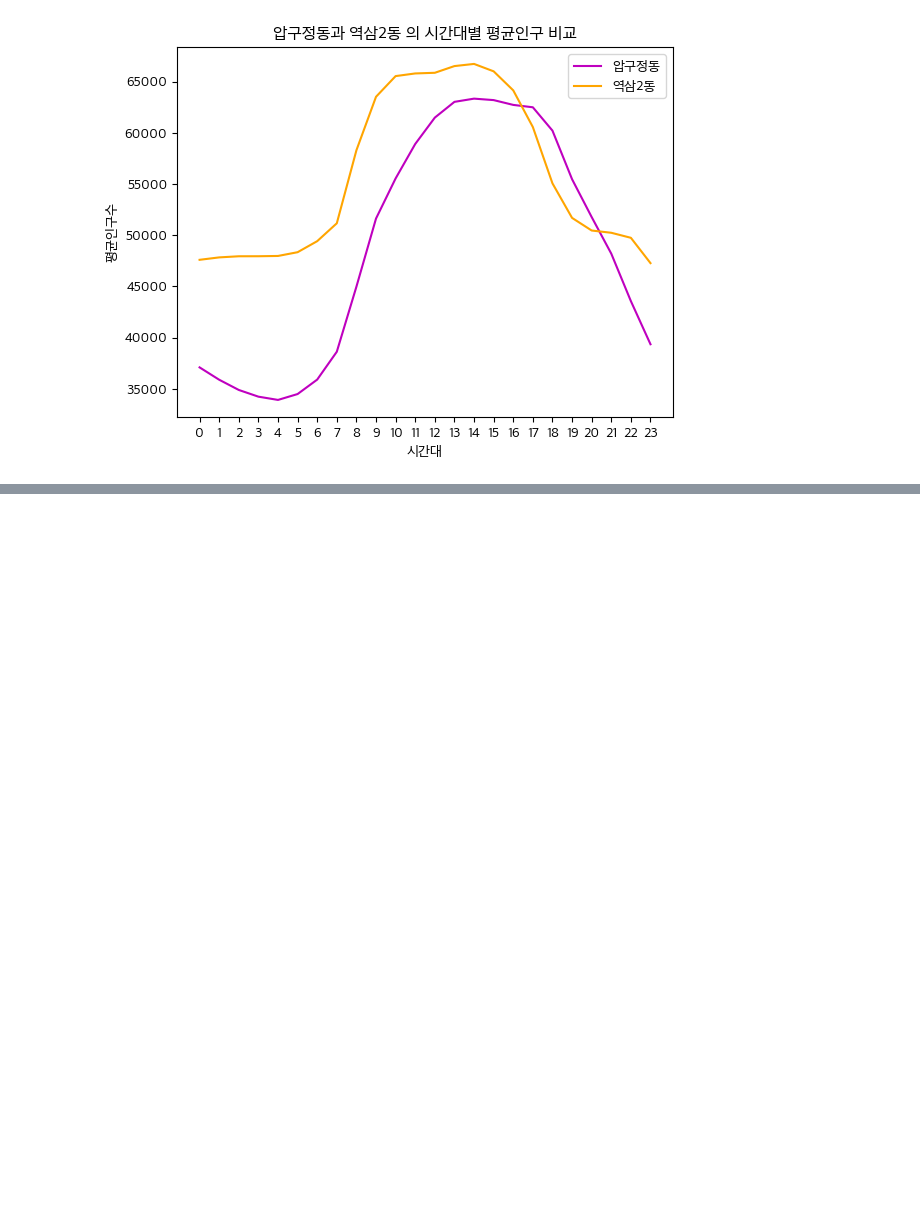
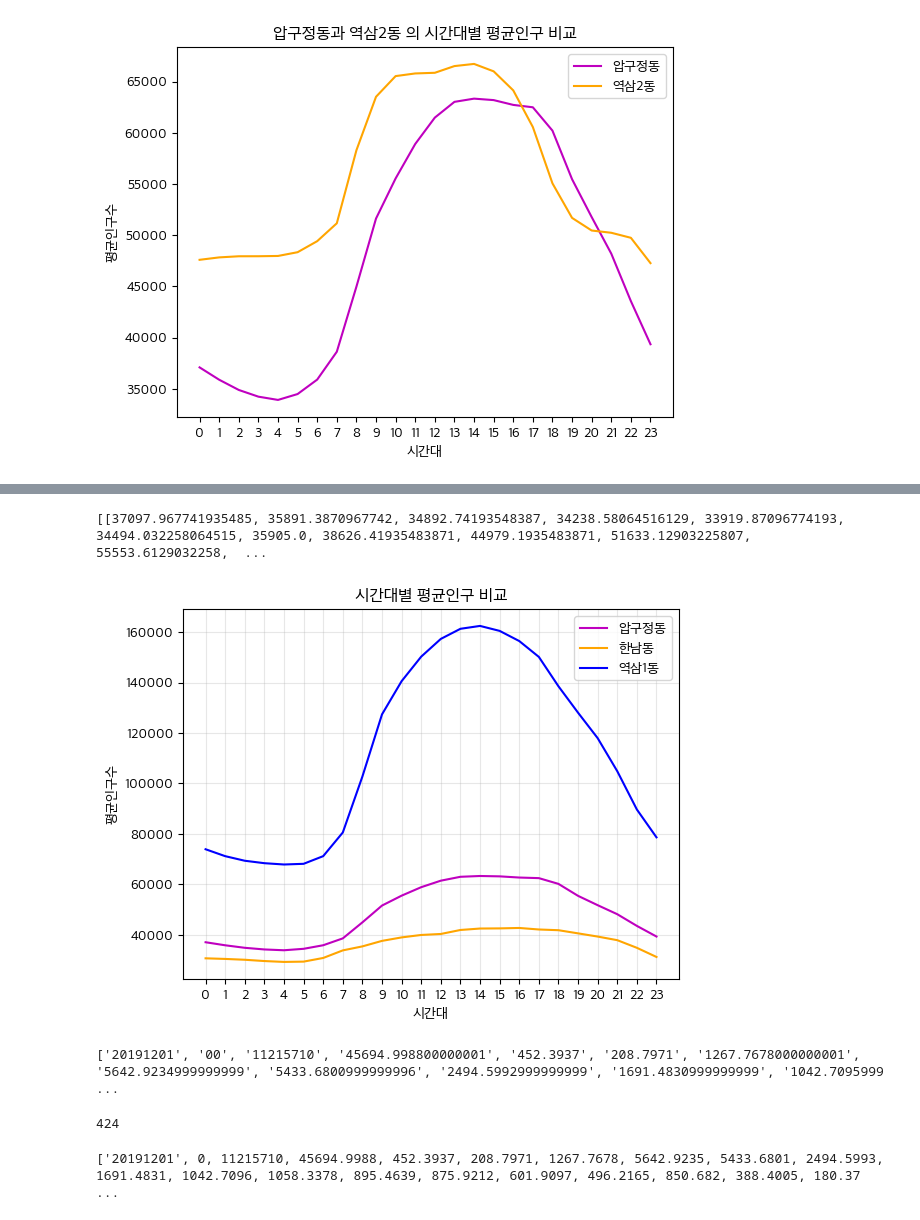
Before and after one commit to saintlee83/Univ_Programming1, a Jupyter notebook: Lectures/4th week/notebook.ipynb, the cells around one changed output, grey strips where cells are left out. Cells and saved outputs as stored; diff of their text form; code cells hidden in the pictures; blank space fills up the shorter version.

```diff
--- a/Lectures/4th week/notebook.ipynb
+++ b/Lectures/4th week/notebook.ipynb
@@ -183,0 +275,80 @@ plt.show()
+# %%
+# 핫플레이스가 있는 행정동
+dong_name = list(input("비교할 행정동을 공백문자로 구분하여 입력하새요 : ").split())
+dong_code = []
+
+for i in range(len(dong_name)):
+  for row in code_data:
+    if row[-1] == dong_name[i]:
+      dong_code.append(int(row[1]))
+# %%
+# populations 리스트 초기화 수정 (중요!)
+populations = [[0 for i in range(24)] for _ in range(len(dong_name))]
+
+for row in data:
+  # 핫플레이스가 있는 행정동인 경우
+  if row[2] in dong_code:
+    dong_idx = dong_code.index(row[2])
+    time = int(row[1])  # 시간을 정수로 변환
+    p = int(row[3])  # 인구를 정수로 변환
+    populations[dong_idx][time] += p
+
+# 31일로 나누어 평균 계산
+for i in range(len(populations)):
+  populations[i] = [p/31 for p in populations[i]]
+
+print(populations)
+# %% [output]
+[[37097.967741935485, 35891.3870967742, 34892.74193548387, 34238.58064516129, 33919.87096774193, 34494.032258064515, 35905.0, 38626.41935483871, 44979.1935483871, 51633.12903225807, 55553.6129032258,  ...
+# %%
+import matplotlib.pyplot as plt
+
+plt.rc('font', family='Apple SD Gothic Neo')
+plt.title('시간대별 평균인구 비교')
+
+# 여러 행정동을 동적으로 그래프에 추가
+colors = ['m', 'orange', 'blue', 'green', 'red', 'purple', 'brown', 'pink']
+for i in range(len(dong_name)):
+  plt.plot(range(24), populations[i], color=colors[i %
+           len(colors)], label=dong_name[i])
+
+plt.legend()
+plt.xlabel('시간대')
+plt.ylabel('평균인구수')
+plt.xticks(range(24), range(24))
+plt.grid(True, alpha=0.3)  # 그리드 추가 (선택사항)
+plt.show()
+# %% [output]
+[figure, added]
+# %%
+import csv
+
+with open("./data/LOCAL_PEOPLE_DONG_201912.csv", encoding="utf-8-sig") as f:
+  data = csv.reader(f)
+  next(data)
+  data = list(data)
+
+print(data[0])
+# %% [output]
+['20191201', '00', '11215710', '45694.998800000001', '452.3937', '208.7971', '1267.7678000000001', '5642.9234999999999', '5433.6800999999996', '2494.5992999999999', '1691.4830999999999', '1042.7095999 ...
+# %%
+with open("./data/dong_code.csv", encoding="utf-8-sig") as f1:
+  code_data = csv.reader(f1)
+  next(code_data)
+  next(code_data)
+  code_data = list(code_data)
+
+print(len(code_data))
+# %% [output]
+424
+# %%
+for row in data:
+  for i in range(1, 32):
+    if i <= 2:
+      row[i] = int(row[i])
+    else:
+      row[i] = float(row[i])
+
+print(data[0])
+# %% [output]
+['20191201', 0, 11215710, 45694.9988, 452.3937, 208.7971, 1267.7678, 5642.9235, 5433.6801, 2494.5993, 1691.4831, 1042.7096, 1058.3378, 895.4639, 875.9212, 601.9097, 496.2165, 850.682, 388.4005, 180.37 ...
```
Also changed, not shown: parts of 10 cells of this notebook, 6 other files.
